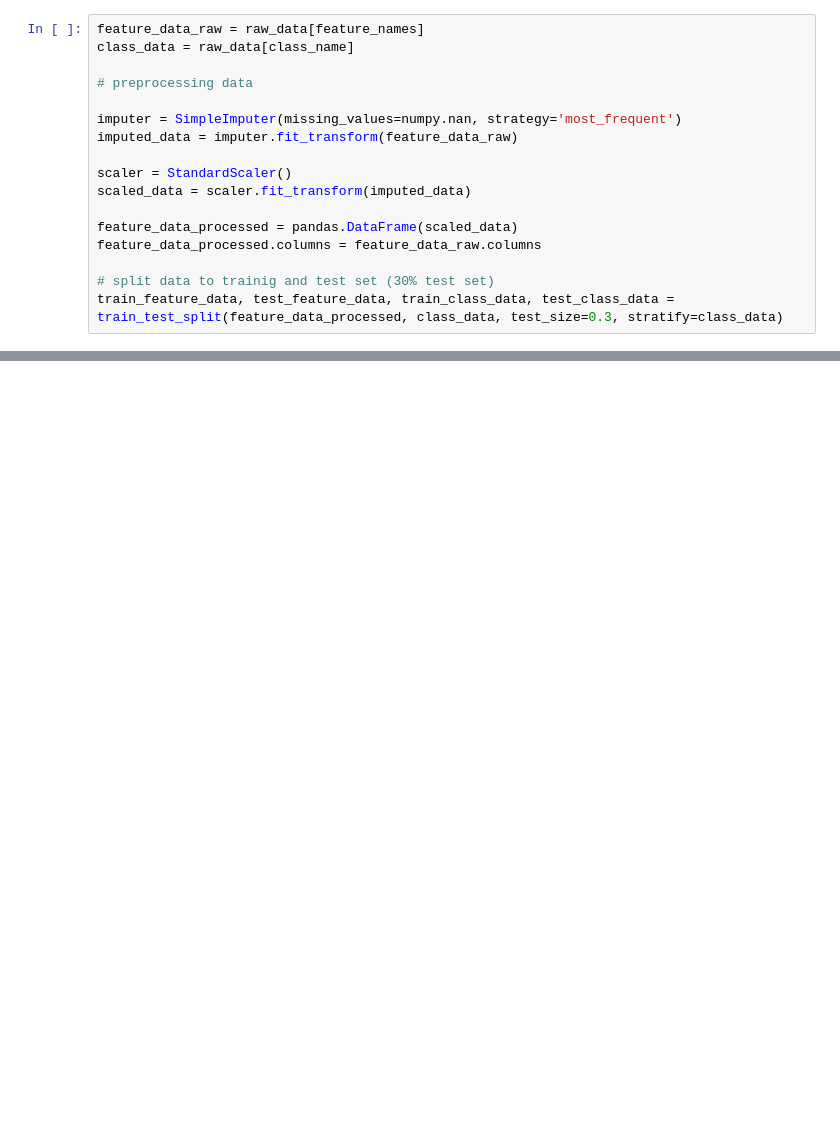
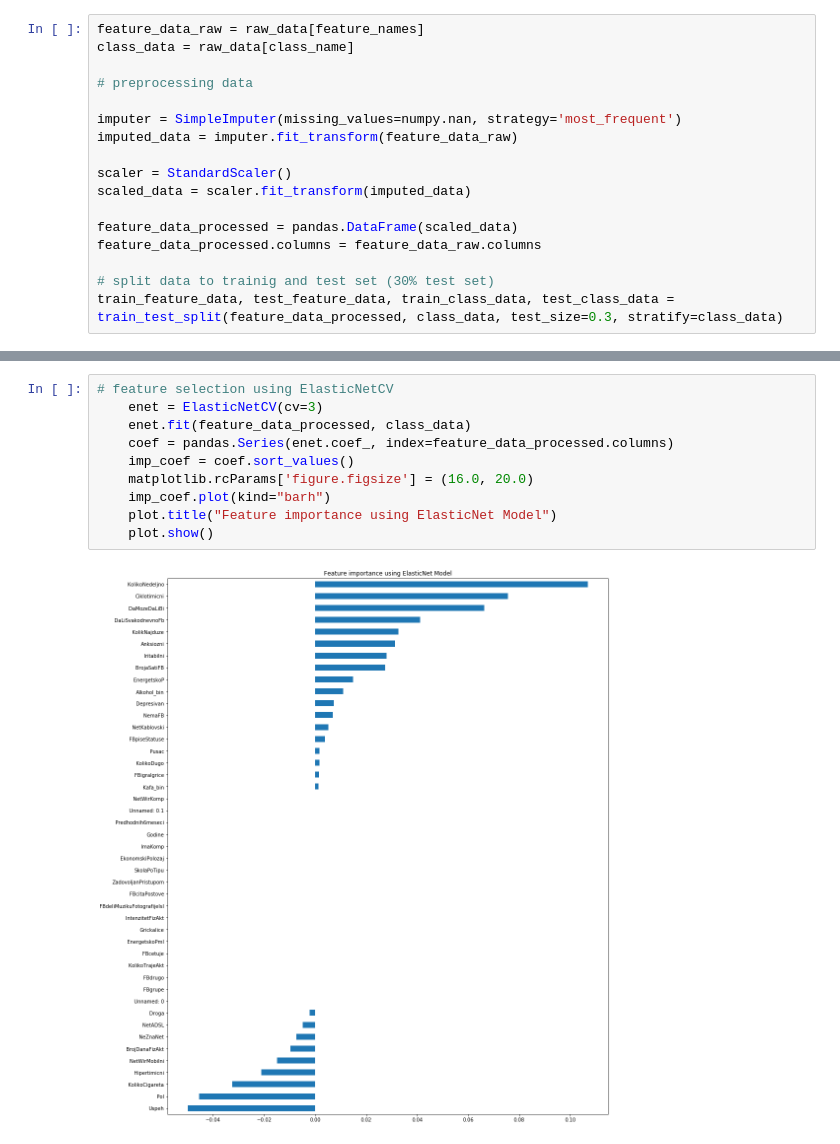
Before and after one commit to acast975/addiction, a Jupyter notebook: classification.ipynb, the cells around one changed output, grey strips where cells are left out. Cells and saved outputs as stored; diff of their text form; blank space fills up the shorter version.

```diff
--- a/classification.ipynb
+++ b/classification.ipynb
@@ -247,0 +243,12 @@ plot.show()
+# %%
+# feature selection using ElasticNetCV
+    enet = ElasticNetCV(cv=3)
+    enet.fit(feature_data_processed, class_data)
+    coef = pandas.Series(enet.coef_, index=feature_data_processed.columns)
+    imp_coef = coef.sort_values()
+    matplotlib.rcParams['figure.figsize'] = (16.0, 20.0)
+    imp_coef.plot(kind="barh")
+    plot.title("Feature importance using ElasticNet Model")
+    plot.show()
+# %% [output]
+[figure, added]
```
Also changed, not shown: parts of 9 cells of this notebook, 3 other files.
